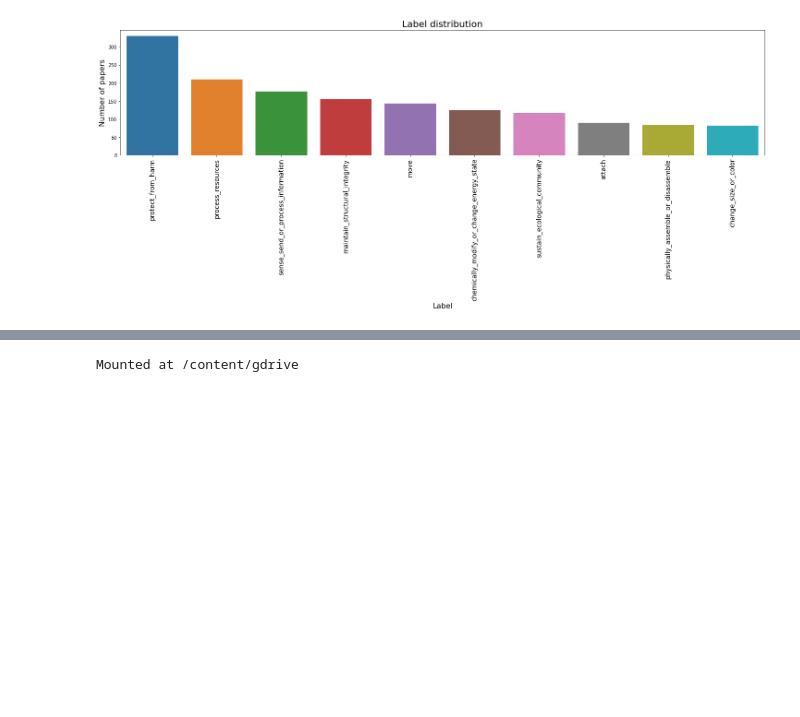
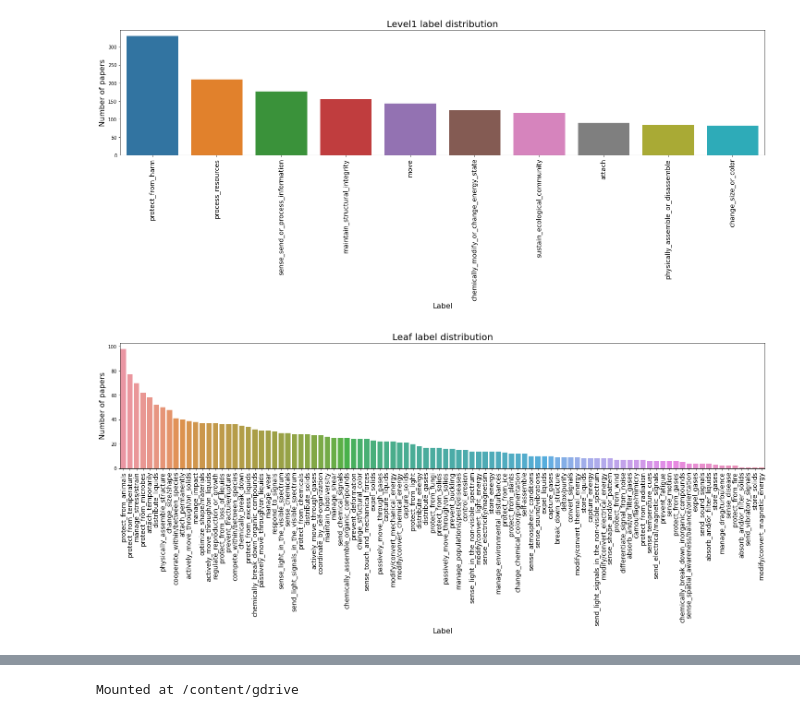
Before and after one commit to nasa-petal/search-engine, a Jupyter notebook: data-exploration-and-cleaning.ipynb, the cells around one changed output, grey strips where cells are left out. Drawn from its saved outputs; the diff is of its cells as text; code cells hidden in the pictures; blank space fills up the shorter version.

```diff
--- a/data-exploration-and-cleaning.ipynb
+++ b/data-exploration-and-cleaning.ipynb
@@ -46,7 +46,8 @@ df.head()
 | 4 | 2160542693 | ['galactan', 'coralline algae', '... | ['Journal of Phycology'] | [1790079306, 2557664461, 18990249... | [2001396309, 2057007315, 19688346... | ['differences', 'polysaccharide',... | ['articulated', 'coralline', 'cal... | 4 | 10.1111/J.1529-8817.2010.00828.X | ['The Journal of Experimental Bio... | ... |
 # %%
 # Drop all non-feature columns
-non_feat = ['paper', 'title', 'abstract', 'petalID', 'doi', 'level2', 'level3', 'url', 'isBiomimicry', 'fullDocLink', 'isOpenAccess']
+non_feat = ['paper', 'title', 'abstract', 'petalID', 'doi', 'url', 'fullDocLink', 'isOpenAccess']
+#non_feat = ['paper', 'title', 'abstract', 'petalID', 'doi', 'level2', 'level3', 'url', 'isBiomimicry', 'fullDocLink', 'isOpenAccess']
 df.drop(non_feat, axis=1, inplace=True)
 df.head()
 # %% [output]
@@ -171,0 +295,9 @@ df.head()
+# %%
+lvl1_labels = list(set_of_items1b)
+leaf_labels = list(set.union(set_of_items2, set_of_items3))
+
+print('Level1 Labels')
+print(lvl1_labels)
+
+print('Leaf Labels')
+print(leaf_labels)
@@ -269,19 +430,31 @@ plt.show()
 # %%
 # Distribution of labels
 # https://colab.research.google.com/github/GokuMohandas/MLOps/blob/main/notebooks/tagifai.ipynb#scrollTo=NgMGuIQrNkSV
 
 import itertools
 
 all_tags = list(itertools.chain.from_iterable(df.level1.values))
 tags, tag_counts = zip(*Counter(all_tags).most_common())
 plt.figure(figsize=(25, 5))
 ax = sns.barplot(list(tags), list(tag_counts))
-plt.title("Label distribution", fontsize=20)
+plt.title("Level1 label distribution", fontsize=20)
 plt.xlabel("Label", fontsize=16)
 ax.set_xticklabels(tags, rotation=90, fontsize=14)
 plt.ylabel("Number of papers", fontsize=16)
 plt.show()
+
+all_tags = list(itertools.chain.from_iterable(df.level2.values)) + list(itertools.chain.from_iterable(df.level3.values))
+all_tags = [x for x in all_tags if x in leaf_labels]
+tags, tag_counts = zip(*Counter(all_tags).most_common())
+plt.figure(figsize=(25, 5))
+ax = sns.barplot(list(tags), list(tag_counts))
+plt.title("Leaf label distribution", fontsize=20)
+plt.xlabel("Label", fontsize=16)
+ax.set_xticklabels(tags, rotation=90, fontsize=14)
+plt.ylabel("Number of papers", fontsize=16)
+plt.show()
 # %% [output]
-[figure, old version]
+[figure, new version]
+[figure, added]
 # %%
 # Drop all non-feature columns
```
Also changed, not shown: parts of 13 cells of this notebook, 5 other files.
